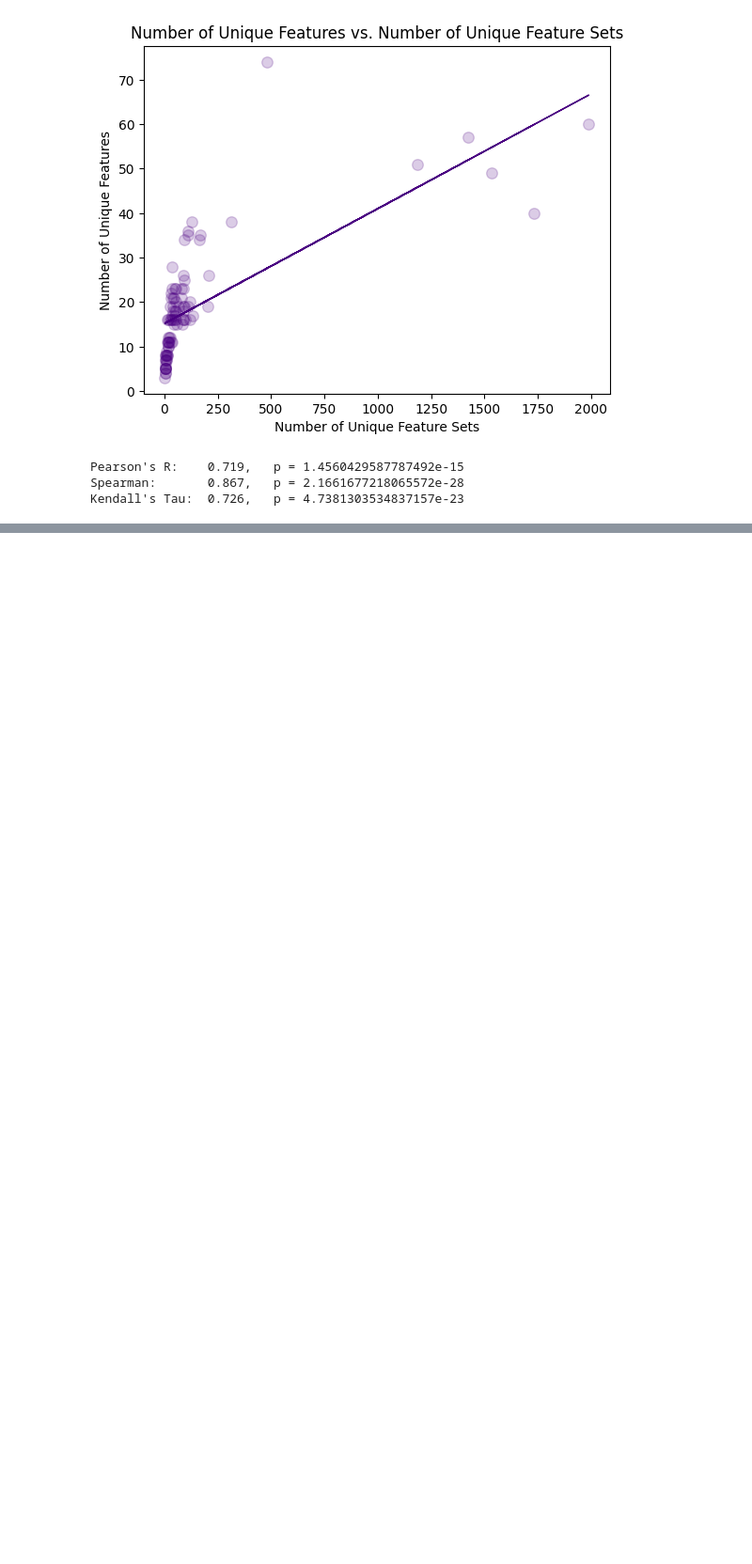
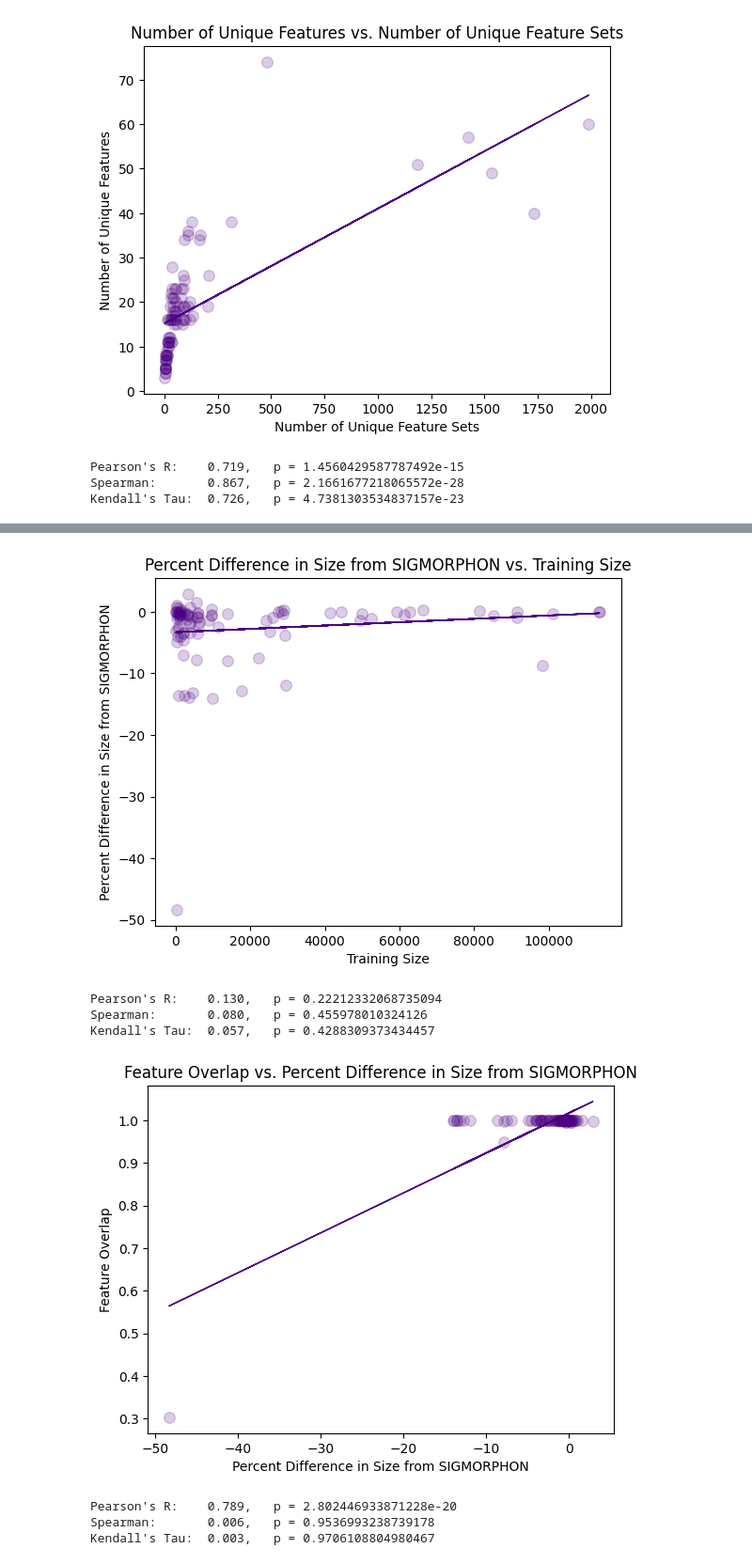
Before and after one commit to paynesa/qp2, a Jupyter notebook: code/exploration_plotting.ipynb, the cells around one changed output, grey strips where cells are left out. Shown at 94% size. Drawn from its saved outputs; the diff is of its cells as text; code cells hidden in the pictures; blank space fills up the shorter version.

```diff
--- a/code/exploration_plotting.ipynb
+++ b/code/exploration_plotting.ipynb
@@ -393,0 +444,24 @@ Kendall's Tau:  0.726,   p = 4.7381303534837157e-23
+# %%
+trn_sz, overlap, languages = run_correlation(PATH_TO_DATA, train_size, feature_overlap)
+
+differences = []
+
+for lang in languages:
+    lang = lang.split("/")[-1]
+    g = goldman_dict[lang]
+    s = sigmorphon_dict[lang]
+    percent_diff = 100 * (g - s) / s
+    differences.append(percent_diff)
+
+plot_stats(trn_sz, differences, "Training Size", "Percent Difference in Size from SIGMORPHON")
+
+plot_stats(differences, overlap, "Percent Difference in Size from SIGMORPHON", "Feature Overlap")
+# %% [output]
+[figure, added]
+Pearson's R:    0.130,   p = 0.22212332068735094
+Spearman:       0.080,   p = 0.455978010324126
+Kendall's Tau:  0.057,   p = 0.4288309373434457
+[figure, added]
+Pearson's R:    0.789,   p = 2.802446933871228e-20
+Spearman:       0.006,   p = 0.9536993238739178
+Kendall's Tau:  0.003,   p = 0.9706108804980467
```
Also changed, not shown: parts of 2 cells of this notebook, 5 other files.
